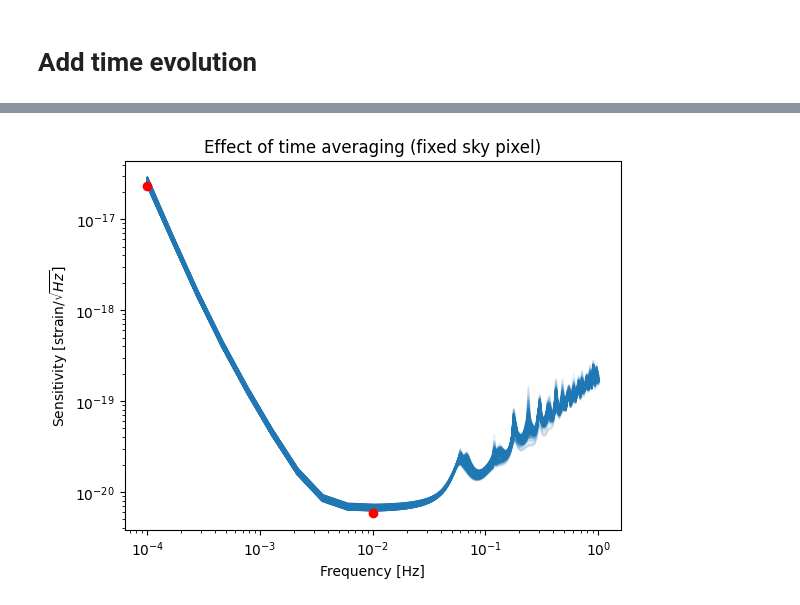
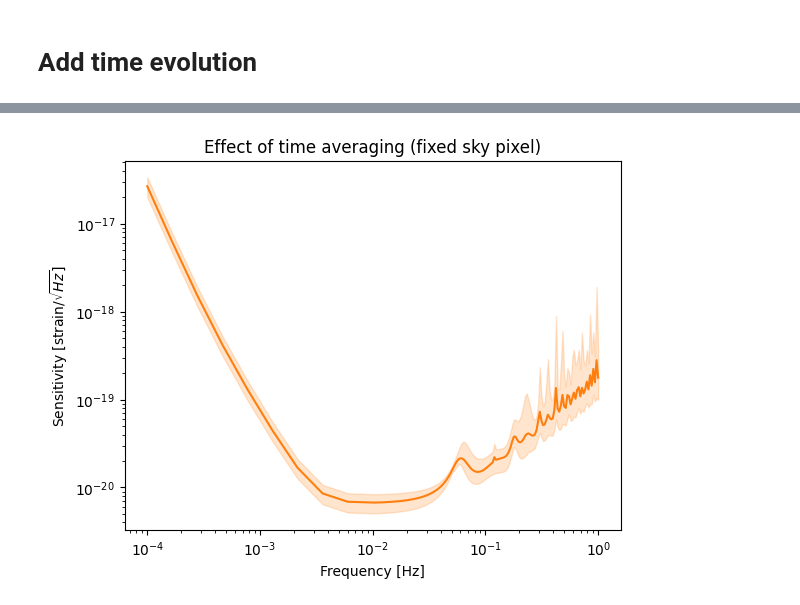
Before and after one commit to lorenzsp/ResponseRequirements, a Jupyter notebook: TimeFrequencySensitivity.ipynb, the cells around one changed output, grey strips where cells are left out. Drawn from its saved outputs; the diff is of its cells as text; code cells hidden in the pictures.

```diff
--- a/TimeFrequencySensitivity.ipynb
+++ b/TimeFrequencySensitivity.ipynb
@@ -44,20 +43,13 @@ if run_flag == 'static':
 
 if run_flag == 'evolving':
 
-    with h5py.File("data/processed_trajectories.h5", "r") as ds:
-        t_orb_dataset   = ds["t_interp"][()]
-        x_orb_dataset   = ds["spacecraft_positions"][()]
-        v_orb_dataset   = ds["spacecraft_velocities"][()]
-        ltts_dataset    = ds['owlt_12_23_31_13_32_21'][()]
+    # import median orbits from file
+    with h5py.File("data/median_trajectories.h5", "r") as ds:
+        t_orb        = ds["t_interp"][()]
+        x_orb        = ds["spacecraft_positions"][()]
+        v_orb        = ds["spacecraft_velocities"][()]
+        ltts_median  = ds['ltts'][()]
 
-    t_orb        = t_orb_dataset
-    x_orb        = np.median(x_orb_dataset, axis=0)
-    v_orb        = np.median(v_orb_dataset, axis=0)
-    ltts_median  = np.median(ltts_dataset,  axis=0)
-    realizations = x_orb_dataset.shape[0]
-    N            = realizations
-    N = 1000
-    print(f"Number of realizations: {realizations}")
     orbits = InterpolatedOrbits(t_orb, x_orb,
                                 spacecraft_velocities=v_orb,
                                 ltts=ltts_median,
@@ -123,7 +191,7 @@ plt.legend()
 # %% [markdown]
 # Add time evolution
 # %%
-time_array = np.arange(0, 365, 7) * 86400
+time_array = np.arange(0, 365, 3) * 86400
 
 # Nominal orbit quantities
 # ---------------------------------------------------------------------------
@@ -135,7 +203,7 @@ print(f"Nominal ltts shape: {ltts.shape}  |  positions shape: {positions.shape}
 # ---------------------------------------------------------------------------
 # HEALPix sky grid
 # ---------------------------------------------------------------------------
-nside        = 16
+nside        = 8
 npix         = hp.nside2npix(nside)
 thetas, phis = hp.pix2ang(nside, np.arange(npix))
 betas, lambs = np.pi / 2 - thetas, phis
@@ -192,13 +320,14 @@ plt.show()
 # %%
 sky_pixel = 10
 plt.figure()
 plt.title('Effect of time averaging (fixed sky pixel)')
-for sky_pixel in range(0,npix, 10):
-    plt.loglog(f, np.mean(sensitivity[:,:,sky_pixel],axis=0), color='C0', alpha=0.1)
+upp_time = np.max(sensitivity[:,:,sky_pixel],axis=0)
+low_time = np.min(sensitivity[:,:,sky_pixel],axis=0)
+plt.fill_between(f, low_time, upp_time, color='C1', alpha=0.2, label="Range of sensitivity across time")
+mean_sensitivity_time = np.mean(sensitivity[:,:,sky_pixel]**2,axis=0)**0.5
+plt.loglog(f, mean_sensitivity_time, color='C1', label="Mean sensitivity across time")
 plt.xlabel("Frequency [Hz]")
 plt.ylabel(r"Sensitivity [strain/$\sqrt{Hz}$]")
-plt.plot(1e-4, (2.11e-33)**0.5 / 2, 'ro')
-plt.plot(1e-2, (1.359e-40)**0.5 / 2 , 'ro', label="Reference points from arXiv:2108.01167")
 plt.show()
 # %% [output]
-[figure, old version]
+[figure, new version]
```
Also changed, not shown: parts of 25 cells of this notebook, 1 other file.
